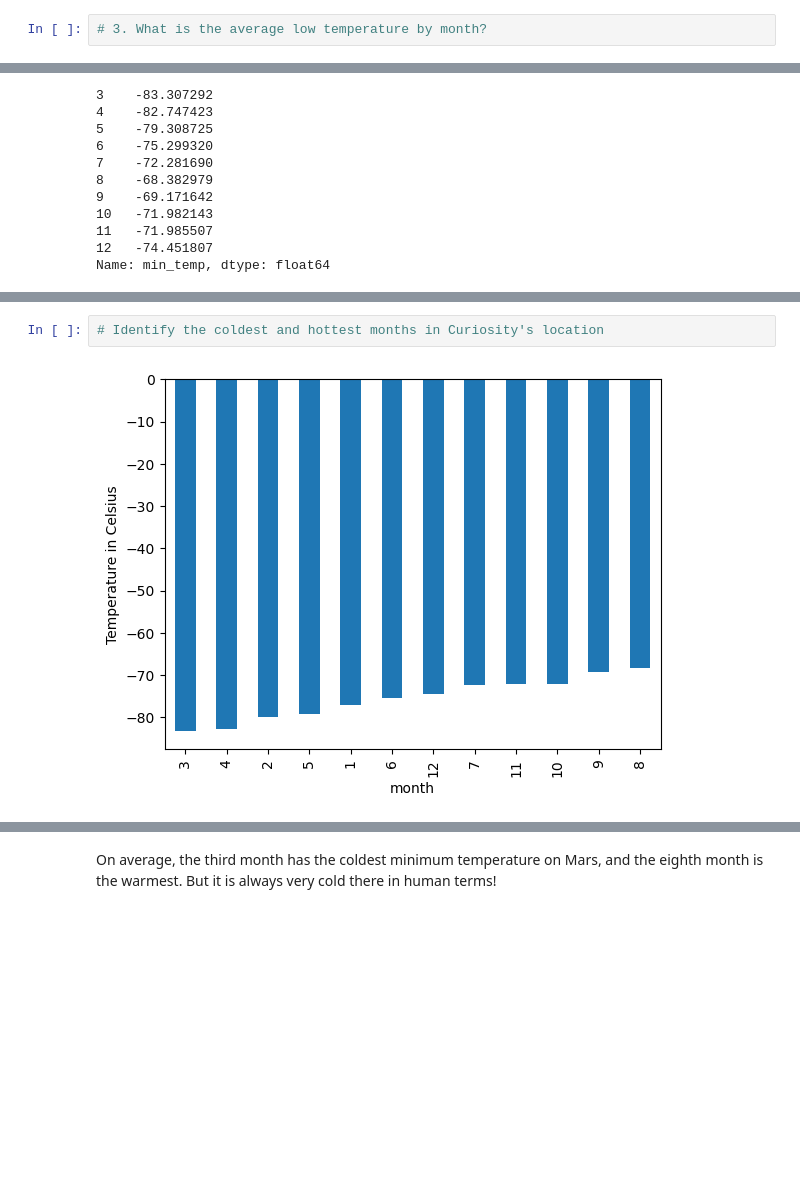
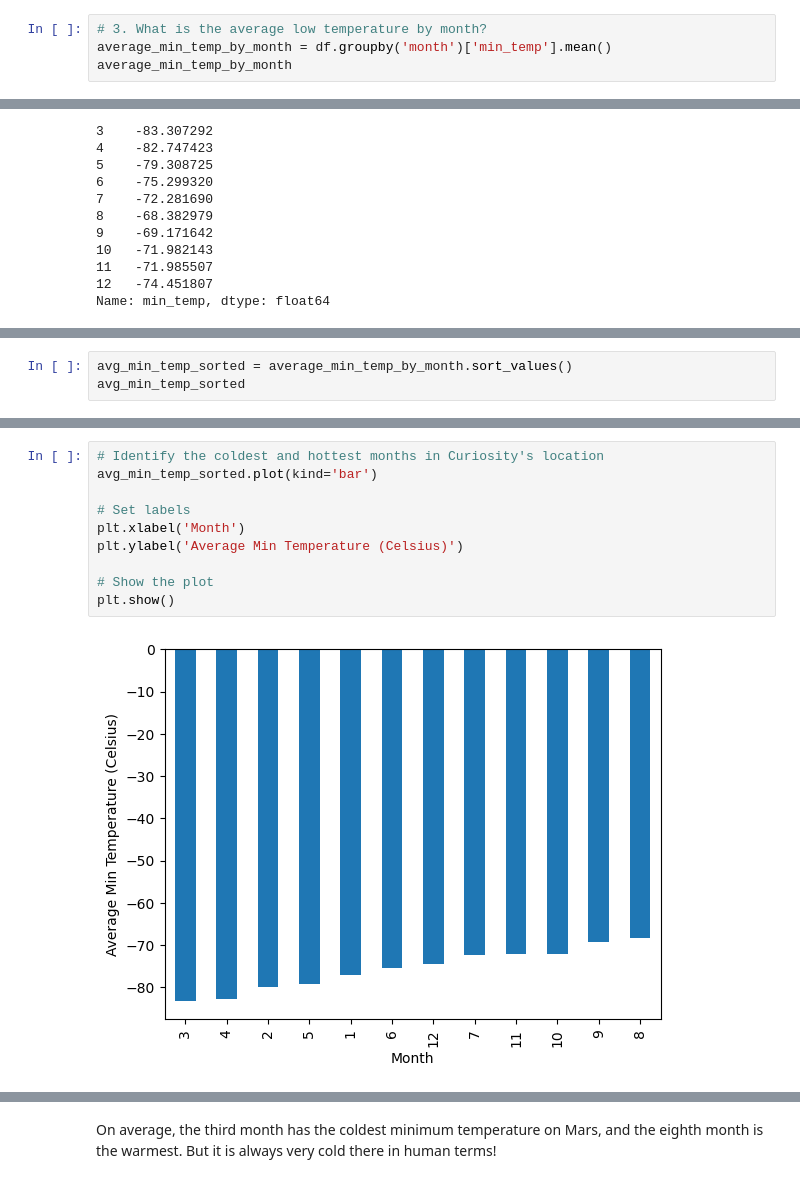
Before and after one commit to chmccormick/data_collection_challenge, a Jupyter notebook: part_2_mars_weather.ipynb, the cells around one changed output, grey strips where cells are left out. Saved outputs shown, nothing was run; the diff lists cells and outputs as text; blank space fills up the shorter version.

```diff
--- a/part_2_mars_weather.ipynb
+++ b/part_2_mars_weather.ipynb
@@ -211,6 +216,8 @@ Name: month, dtype: int64
 1867
 # %%
 # 3. What is the average low temperature by month?
+average_min_temp_by_month = df.groupby('month')['min_temp'].mean()
+average_min_temp_by_month
 # %% [output]
 month
 1    -77.160920
@@ -232,0 +249,3 @@ Name: min_temp, dtype: float64
+# %%
+avg_min_temp_sorted = average_min_temp_by_month.sort_values()
+avg_min_temp_sorted
@@ -233,6 +267,14 @@ Name: min_temp, dtype: float64
 # %%
 # Identify the coldest and hottest months in Curiosity's location
+avg_min_temp_sorted.plot(kind='bar')
+
+# Set labels
+plt.xlabel('Month')
+plt.ylabel('Average Min Temperature (Celsius)')
+
+# Show the plot
+plt.show()
 # %% [output]
-[figure, old version]
+[figure, new version]
 # %%
 # 4. Average pressure by Martian month
```
Also changed, not shown: parts of 13 cells of this notebook, 1 other file.
